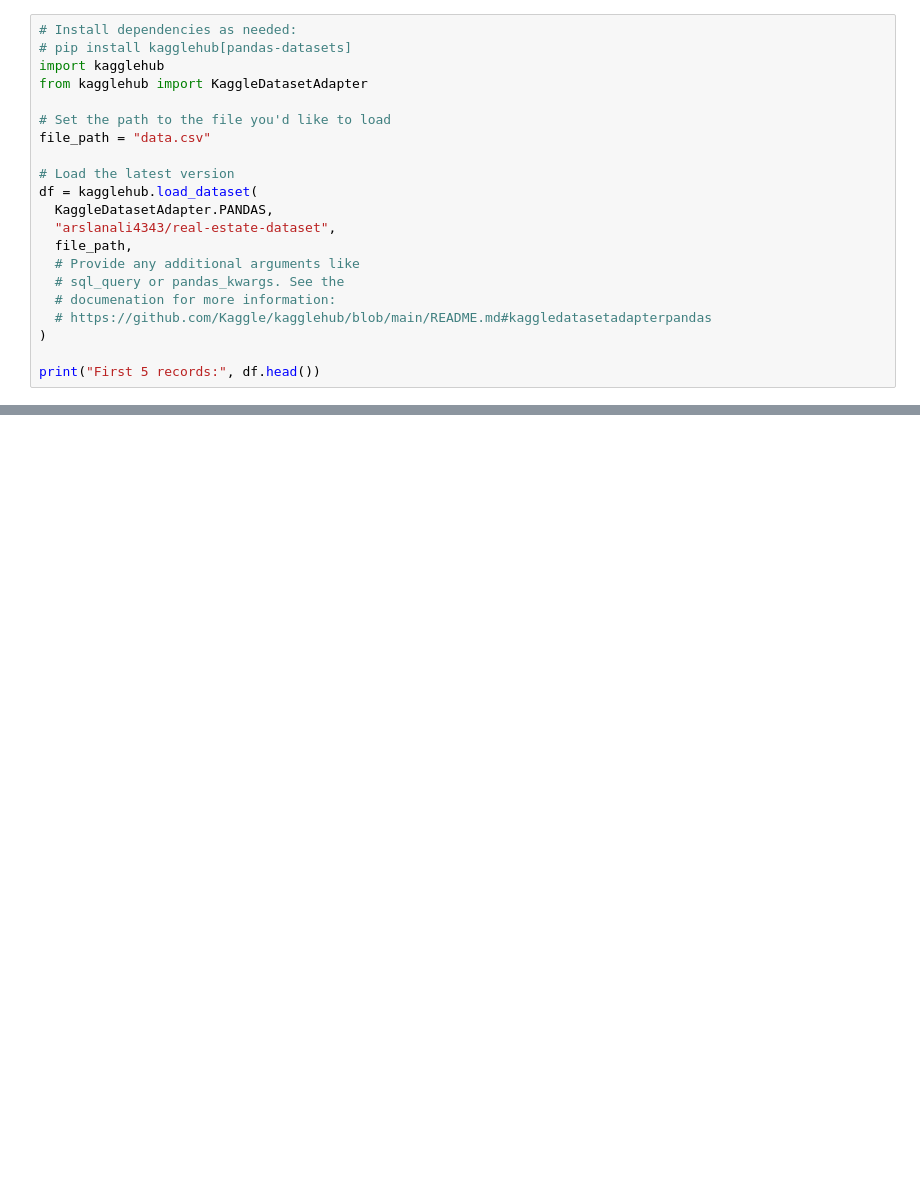
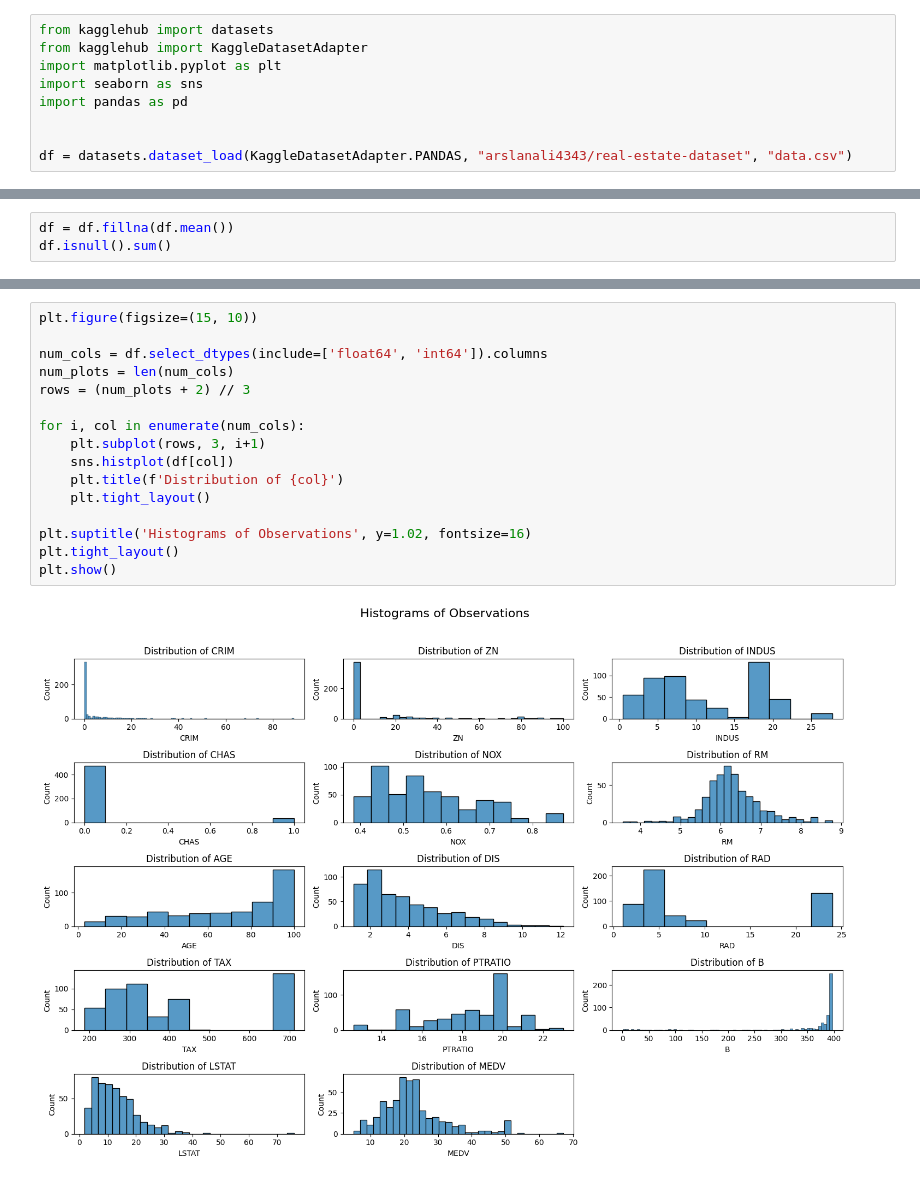
Before and after one commit to starbachi/SL_House_Price_Prediction, a Jupyter notebook: main.ipynb, the cells around one changed output, grey strips where cells are left out. Drawn from its saved outputs; the diff is of its cells as text; blank space fills up the shorter version.

```diff
--- a/main.ipynb
+++ b/main.ipynb
@@ -1,21 +3,9 @@
 # %%
-# Install dependencies as needed:
-# pip install kagglehub[pandas-datasets]
-import kagglehub
+from kagglehub import datasets
 from kagglehub import KaggleDatasetAdapter
+import matplotlib.pyplot as plt
+import seaborn as sns
+import pandas as pd
 
-# Set the path to the file you'd like to load
-file_path = "data.csv"
 
-# Load the latest version
-df = kagglehub.load_dataset(
-  KaggleDatasetAdapter.PANDAS,
-  "arslanali4343/real-estate-dataset",
-  file_path,
-  # Provide any additional arguments like
-  # sql_query or pandas_kwargs. See the
-  # documenation for more information:
-  # https://github.com/Kaggle/kagglehub/blob/main/README.md#kaggledatasetadapterpandas
-)
-
-print("First 5 records:", df.head())
+df = datasets.dataset_load(KaggleDatasetAdapter.PANDAS, "arslanali4343/real-estate-dataset", "data.csv")
@@ -35,0 +91,3 @@ First 5 records:       CRIM    ZN  INDUS  CHAS    NOX     RM   AGE     DIS  RAD
+# %%
+df = df.fillna(df.mean())
+df.isnull().sum()
@@ -35,0 +112,18 @@ First 5 records:       CRIM    ZN  INDUS  CHAS    NOX     RM   AGE     DIS  RAD
+# %%
+plt.figure(figsize=(15, 10))
+
+num_cols = df.select_dtypes(include=['float64', 'int64']).columns
+num_plots = len(num_cols)
+rows = (num_plots + 2) // 3
+
+for i, col in enumerate(num_cols):
+    plt.subplot(rows, 3, i+1)
+    sns.histplot(df[col])
+    plt.title(f'Distribution of {col}')
+    plt.tight_layout()
+
+plt.suptitle('Histograms of Observations', y=1.02, fontsize=16)
+plt.tight_layout()
+plt.show()
+# %% [output]
+[figure, added]
```
Also changed, not shown: parts of 47 cells of this notebook.
